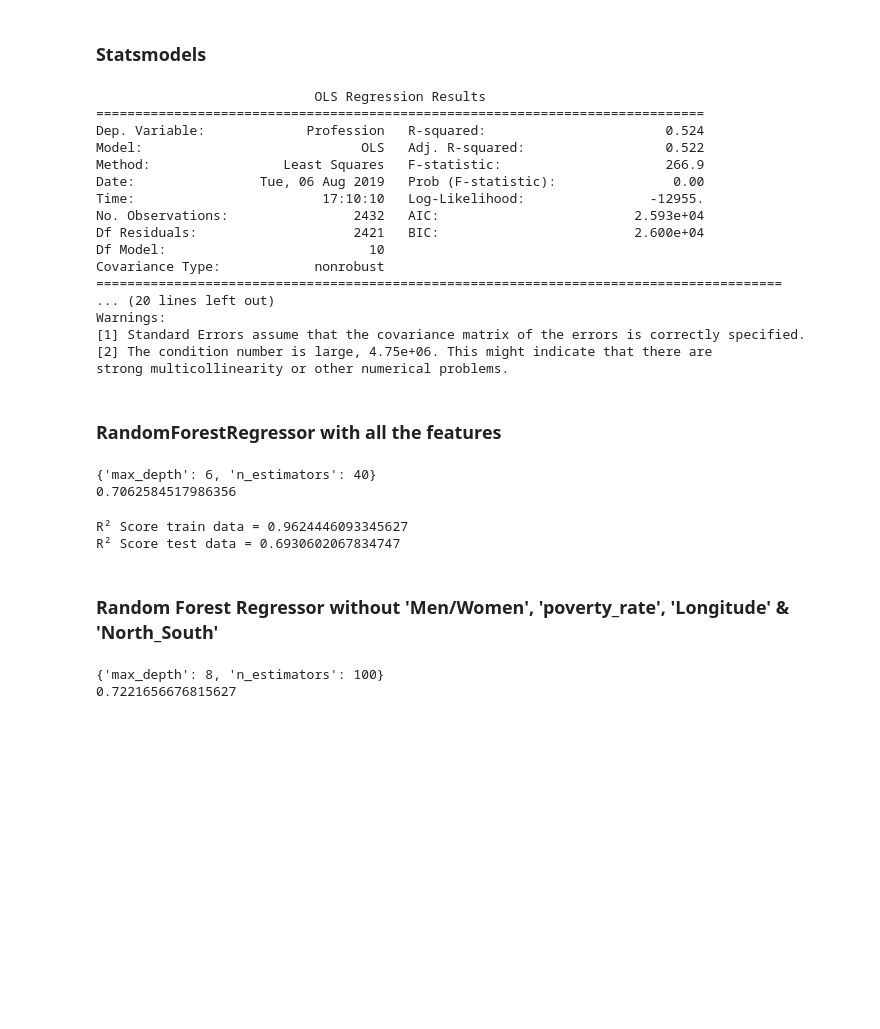
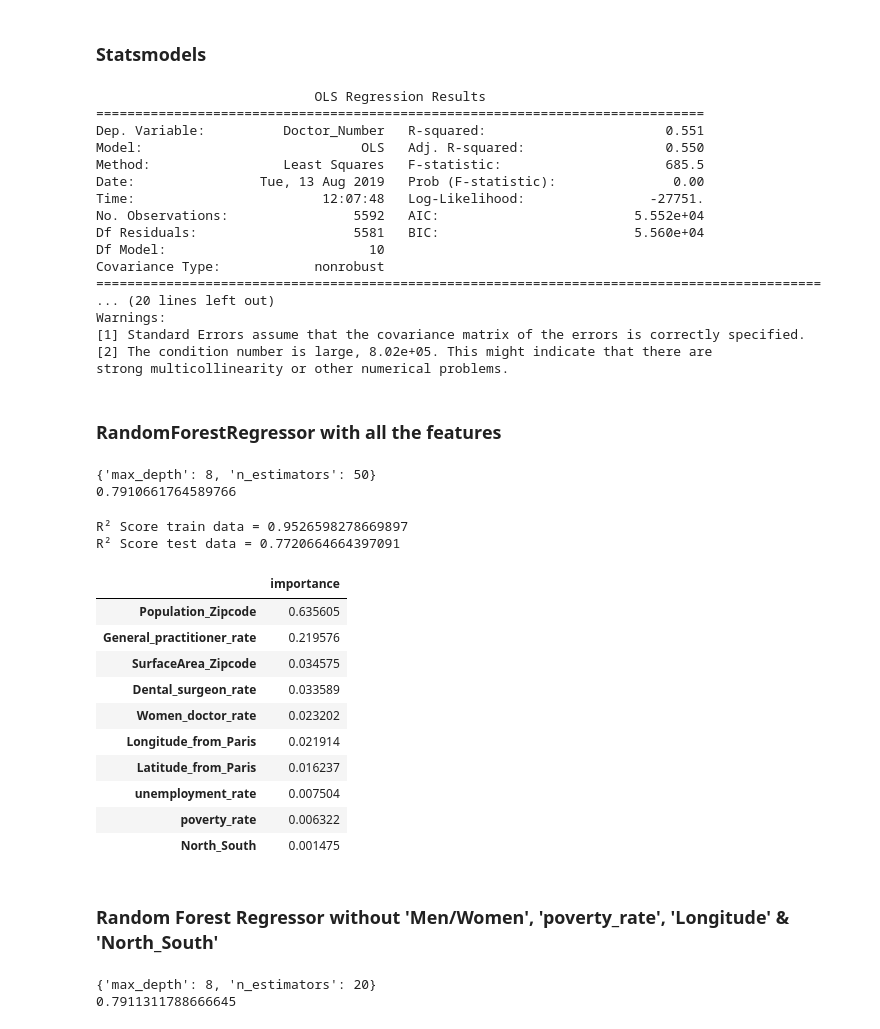
Before and after one commit to DianeDrl/Capstone-Project-1, a Jupyter notebook: Capstone Project 1.ipynb, the cells around one changed output. Drawn from its saved outputs; the diff is of its cells as text; code cells hidden in the pictures; blank space fills up the shorter version.

```diff
--- a/Capstone Project 1.ipynb
+++ b/Capstone Project 1.ipynb
@@ -868,25 +880,25 @@ See the caveats in the documentation: http://pandas.pydata.org/pandas-docs/stabl
 ### Statsmodels
 # %%
 import statsmodels.formula.api as smf
-results = smf.ols('Profession ~ SurfaceArea_Zipcode + Population_Zipcode + North_South + Latitude + Longitude + poverty_rate + unemployment_rate + Men + General_practitioner + Dental_surgeon', data=df).fit()
+results = smf.ols('Doctor_Number ~ SurfaceArea_Zipcode + Population_Zipcode + North_South + Latitude_from_Paris + Longitude_from_Paris + poverty_rate + unemployment_rate + Men_doctor_rate + General_practitioner_rate + Dental_surgeon_rate', data=df).fit()
 print(results.summary())
 # %% [output]
                             OLS Regression Results
 ==============================================================================
-Dep. Variable:             Profession   R-squared:                       0.524
-Model:                            OLS   Adj. R-squared:                  0.522
-Method:                 Least Squares   F-statistic:                     266.9
-Date:                Tue, 06 Aug 2019   Prob (F-statistic):               0.00
-Time:                        17:10:10   Log-Likelihood:                -12955.
-No. Observations:                2432   AIC:                         2.593e+04
-Df Residuals:                    2421   BIC:                         2.600e+04
+Dep. Variable:          Doctor_Number   R-squared:                       0.551
+Model:                            OLS   Adj. R-squared:                  0.550
+Method:                 Least Squares   F-statistic:                     685.5
+Date:                Tue, 13 Aug 2019   Prob (F-statistic):               0.00
+Time:                        12:07:48   Log-Likelihood:                -27751.
+No. Observations:                5592   AIC:                         5.552e+04
+Df Residuals:                    5581   BIC:                         5.560e+04
 Df Model:                          10
 Covariance Type:            nonrobust
-========================================================================================
+=============================================================================================
 ... (20 lines left out)
 Warnings:
 [1] Standard Errors assume that the covariance matrix of the errors is correctly specified.
-[2] The condition number is large, 4.75e+06. This might indicate that there are
+[2] The condition number is large, 8.02e+05. This might indicate that there are
 strong multicollinearity or other numerical problems.
 # %% [markdown]
 ### RandomForestRegressor with all the features
@@ -898,28 +910,44 @@ from sklearn.ensemble import RandomForestRegressor
 from sklearn.model_selection import GridSearchCV
 # %%
 df = shuffle(df)
-X1=df.drop(['Profession','Men','Specialist_doctor'],axis=1)
-y1=df.Profession
+X1=df.drop(['Doctor_Number','Men_doctor_rate','Specialist_doctor_rate'],axis=1)
+y1=df.Doctor_Number
 # %%
 X_train1,X_test1,y_train1,y_test1=train_test_split(X1,y1,test_size=0.3,random_state=21)
 # %%
 param={'n_estimators':[10,20,30,40,50,60,70,80,90,100],'max_depth':[2,4,6,8,10]}
-regr=RandomForestRegressor()
-regr_cv=GridSearchCV(regr,param,cv=5)
-regr_cv.fit(X_train1,y_train1)
-print(regr_cv.best_params_)
-print(regr_cv.best_score_)
+regr1=RandomForestRegressor()
+regr_cv1=GridSearchCV(regr1,param,cv=5)
+regr_cv1.fit(X_train1,y_train1)
+print(regr_cv1.best_params_)
+print(regr_cv1.best_score_)
 # %% [output]
-{'max_depth': 6, 'n_estimators': 40}
-0.7062584517986356
+{'max_depth': 8, 'n_estimators': 50}
+0.7910661764589766
 # %%
-regr = RandomForestRegressor(random_state=21,n_estimators=100,max_depth=10)
-regr.fit(X_train1, y_train1)
-print('R² Score train data =',regr.score(X_train1,y_train1))
-print('R² Score test data =',regr.score(X_test1,y_test1))
+regr_1 = RandomForestRegressor(random_state=21,n_estimators=50,max_depth=8)
+regr_1.fit(X_train1, y_train1)
+print('R² Score train data =',regr_1.score(X_train1,y_train1))
+print('R² Score test data =',regr_1.score(X_test1,y_test1))
 # %% [output]
-R² Score train data = 0.9624446093345627
-R² Score test data = 0.6930602067834747
+R² Score train data = 0.9526598278669897
+R² Score test data = 0.7720664664397091
+# %%
+feature_importances = pd.DataFrame(regr_1.feature_importances_,index = X_train1.columns,
+                                    columns=['importance']).sort_values('importance',ascending=False)
+feature_importances
+# %% [output]
+|  | importance |
+| Population_Zipcode | 0.635605 |
+| General_practitioner_rate | 0.219576 |
+| SurfaceArea_Zipcode | 0.034575 |
+| Dental_surgeon_rate | 0.033589 |
+| Women_doctor_rate | 0.023202 |
+| Longitude_from_Paris | 0.021914 |
+| Latitude_from_Paris | 0.016237 |
+| unemployment_rate | 0.007504 |
+| poverty_rate | 0.006322 |
+| North_South | 0.001475 |
 # %% [markdown]
 ### Random Forest Regressor without 'Men/Women', 'poverty_rate', 'Longitude' & 'North_South'
 # %%
@@ -929,12 +957,12 @@ y2=df.Profession
 X_train2,X_test2,y_train2,y_test2=train_test_split(X2,y2,test_size=0.3,random_state=21)
 # %%
 param={'n_estimators':[10,20,30,40,50,60,70,80,90,100],'max_depth':[2,4,6,8,10]}
-regr=RandomForestRegressor()
-regr_cv=GridSearchCV(regr,param,cv=5)
-regr_cv.fit(X_train2,y_train2)
-print(regr_cv.best_params_)
-print(regr_cv.best_score_)
+regr2=RandomForestRegressor()
+regr_cv2=GridSearchCV(regr2,param,cv=5)
+regr_cv2.fit(X_train2,y_train2)
+print(regr_cv2.best_params_)
+print(regr_cv2.best_score_)
 # %% [output]
-{'max_depth': 8, 'n_estimators': 100}
-0.7221656676815627
+{'max_depth': 8, 'n_estimators': 20}
+0.7911311788666645
 # %%
```
Also changed, not shown: parts of 11 cells of this notebook, 1 other file.
